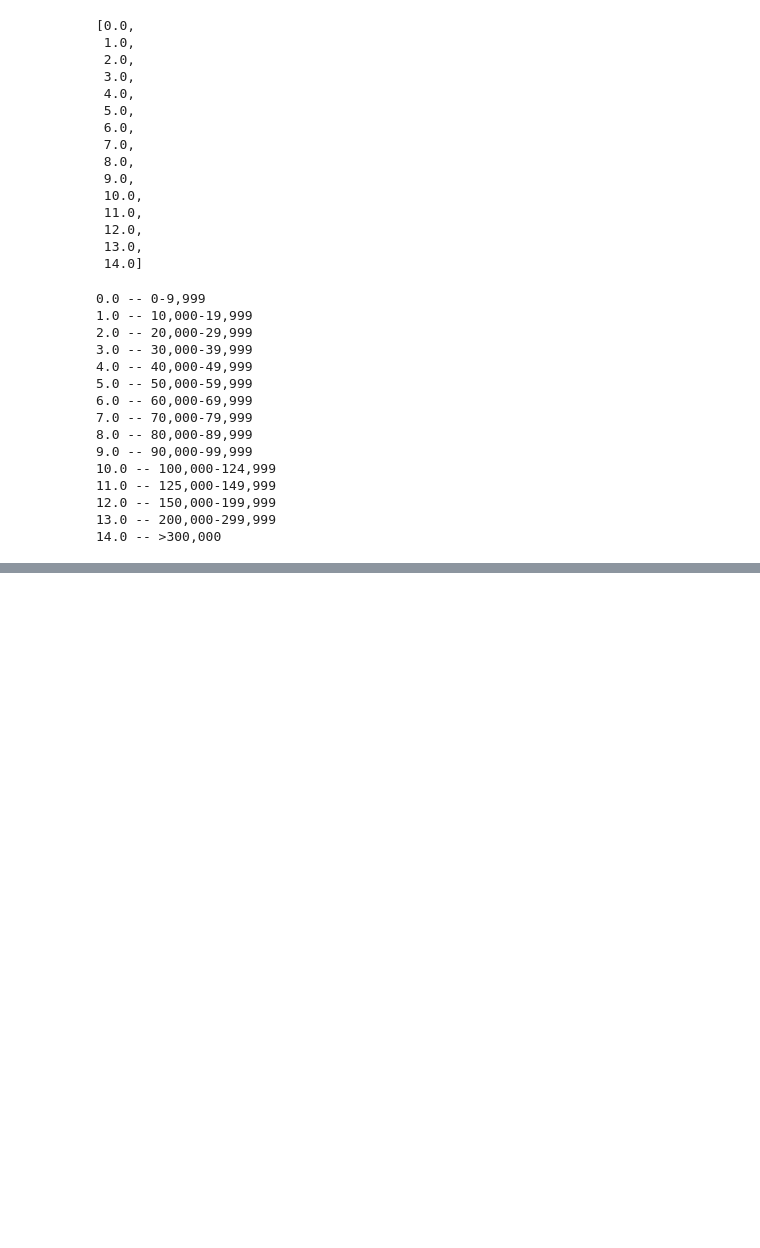
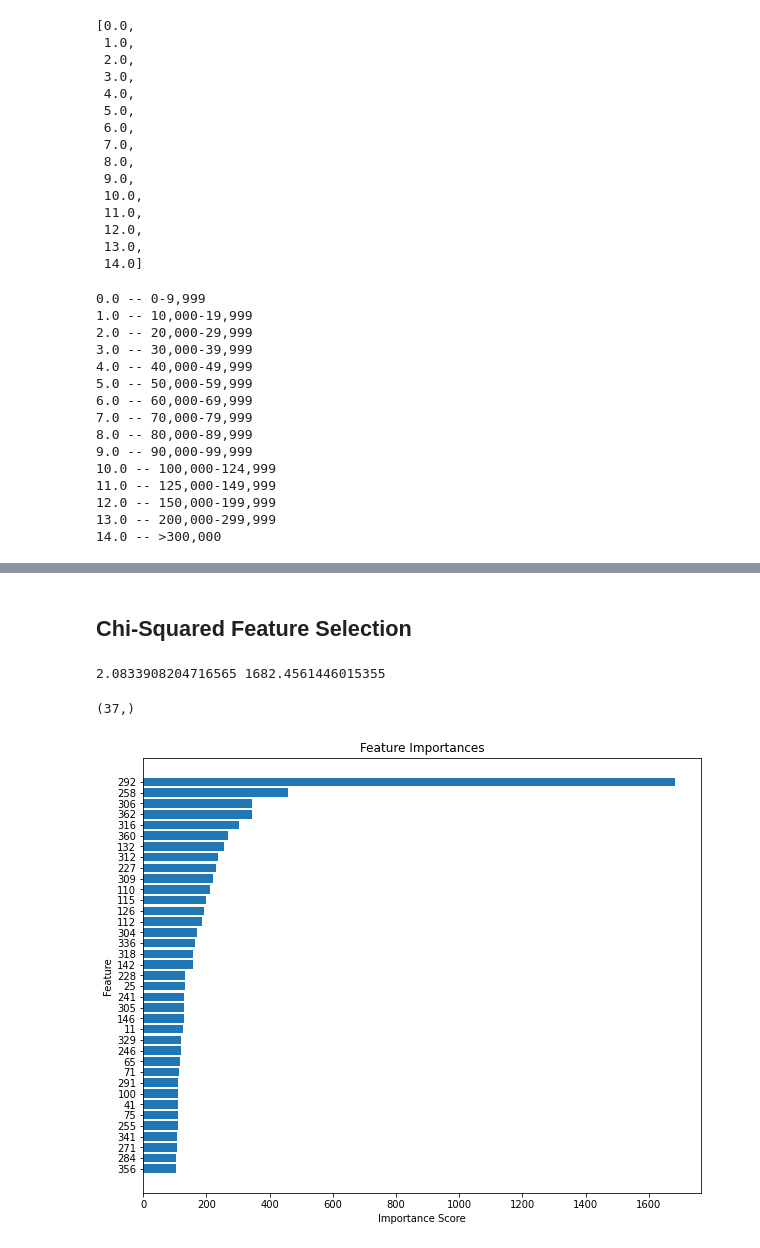
Before and after one commit to Dhairya18498/MIE1624_Assignment2, a Jupyter notebook: parmar_1006859516_assignment2.ipynb, the cells around one changed output, grey strips where cells are left out. Cells and saved outputs as stored; diff of their text form; code cells hidden in the pictures; blank space fills up the shorter version.

```diff
--- a/parmar_1006859516_assignment2.ipynb
+++ b/parmar_1006859516_assignment2.ipynb
@@ -188,0 +725,45 @@ MCQ_cat_list
+# %% [markdown]
+## Chi-Squared Feature Selection
+# %%
+# Feature selection using chi-squared test
+from sklearn.feature_selection import SelectKBest
+from sklearn.feature_selection import chi2
+
+def fs_chi2(X_train, y_train, X_test):
+ chi2_fs = SelectKBest(score_func=chi2, k='all')
+ chi2_fs.fit(X_train, y_train)
+ X_train_fs = chi2_fs.transform(X_train)
+ X_test_fs = chi2_fs.transform(X_test)
+ return X_train_fs, X_test_fs, chi2_fs
+# %%
+X_train_fs, X_test_fs, chi2_fs = fs_chi2(X_train, y_train, X_test)
+# %%
+print(np.min(chi2_fs.scores_), np.max(chi2_fs.scores_))
+percentile_90_chi2 = np.percentile(chi2_fs.scores_, 90)
+
+top_10_percentile_values = chi2_fs.scores_[chi2_fs.scores_ >= percentile_90_chi2]
+top_10_percentile_values.shape
+# %% [output]
+2.0833908204716565 1682.4561446015355
+(37,)
+# %%
+feature_score_dict_chi2 = {}
+
+for i in range(len(chi2_fs.scores_)):
+  if chi2_fs.scores_[i] >= percentile_90_chi2:
+    feature_score_dict_chi2[i] = chi2_fs.scores_[i]
+    # print('Feature %d: %f' % (i, chi2_fs.scores_[i]))
+# %%
+import matplotlib.pyplot as plt
+
+feature_score_dict_chi2 = dict(sorted(feature_score_dict_chi2.items(), key=lambda x:x[1]))
+
+plt.figure(figsize = (10, 8))
+plt.barh(range(len(feature_score_dict_chi2.keys())), feature_score_dict_chi2.values(), align='center')
+plt.yticks(range(len(feature_score_dict_chi2.keys())), feature_score_dict_chi2.keys())
+plt.xlabel('Importance Score')
+plt.ylabel('Feature')
+plt.title('Feature Importances')
+plt.show()
+# %% [output]
+[figure, added]
```
Also changed, not shown: parts of 75 cells of this notebook.
